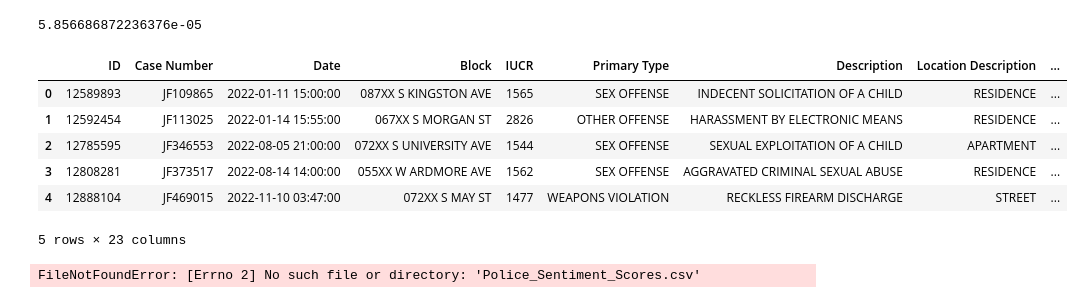
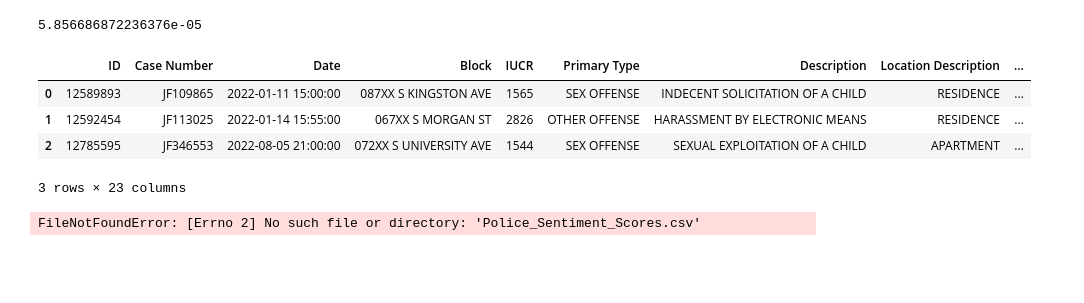
Before and after one commit to ashou2004/Chicago-Crime-Data-Analysis, a Jupyter notebook: Combined_Code.ipynb, the cells around one changed output. Drawn from its saved outputs; the diff is of its cells as text; code cells hidden in the pictures; blank space fills up the shorter version.

```diff
--- a/Combined_Code.ipynb
+++ b/Combined_Code.ipynb
@@ -176,21 +175,19 @@ Name: District, dtype: int64
 # %%
 # making a new column that bins the data into 'side' of Chicago--source:
 
 arrest_data = raw_crime_data.copy()
 arrest_data['Side'] = arrest_data.District
 arrest_data['Side'] = arrest_data['Side'].map({4: 'South', 5: 'South', 6: 'South', 7: 'South', 22: 'South', 31: 'South', \
                        11: "North", 14: 'North', 15: 'North', 16: 'North', 17: 'North', 19: 'North', 20: 'North',\
                        24: 'North', 25: 'North', 1: 'Central', 2: 'Central', 3: 'Central', 8: 'Central', \
                         9: 'Central', 10: 'Central', 12: 'Central', 13: 'Central', 18: 'Central'})
-arrest_data.head()
+arrest_data.head(3)
 # %% [output]
 |  | ID | Case Number | Date | Block | IUCR | Primary Type | Description | Location Description | ... |
 | 0 | 12589893 | JF109865 | 2022-01-11 15:00:00 | 087XX S KINGSTON AVE | 1565 | SEX OFFENSE | INDECENT SOLICITATION OF A CHILD | RESIDENCE | ... |
 | 1 | 12592454 | JF113025 | 2022-01-14 15:55:00 | 067XX S MORGAN ST | 2826 | OTHER OFFENSE | HARASSMENT BY ELECTRONIC MEANS | RESIDENCE | ... |
 | 2 | 12785595 | JF346553 | 2022-08-05 21:00:00 | 072XX S UNIVERSITY AVE | 1544 | SEX OFFENSE | SEXUAL EXPLOITATION OF A CHILD | APARTMENT | ... |
-| 3 | 12808281 | JF373517 | 2022-08-14 14:00:00 | 055XX W ARDMORE AVE | 1562 | SEX OFFENSE | AGGRAVATED CRIMINAL SEXUAL ABUSE | RESIDENCE | ... |
-| 4 | 12888104 | JF469015 | 2022-11-10 03:47:00 | 072XX S MAY ST | 1477 | WEAPONS VIOLATION | RECKLESS FIREARM DISCHARGE | STREET | ... |
-5 rows × 23 columns
+3 rows × 23 columns
 # %%
 # considering that district 31 has only 14 observations (which is 5.856686872236376e-03% of the observations),
 #and is split between the North and South side on the source map, I considered only the subset of crimes where
```
Also changed, not shown: parts of 15 cells of this notebook.
